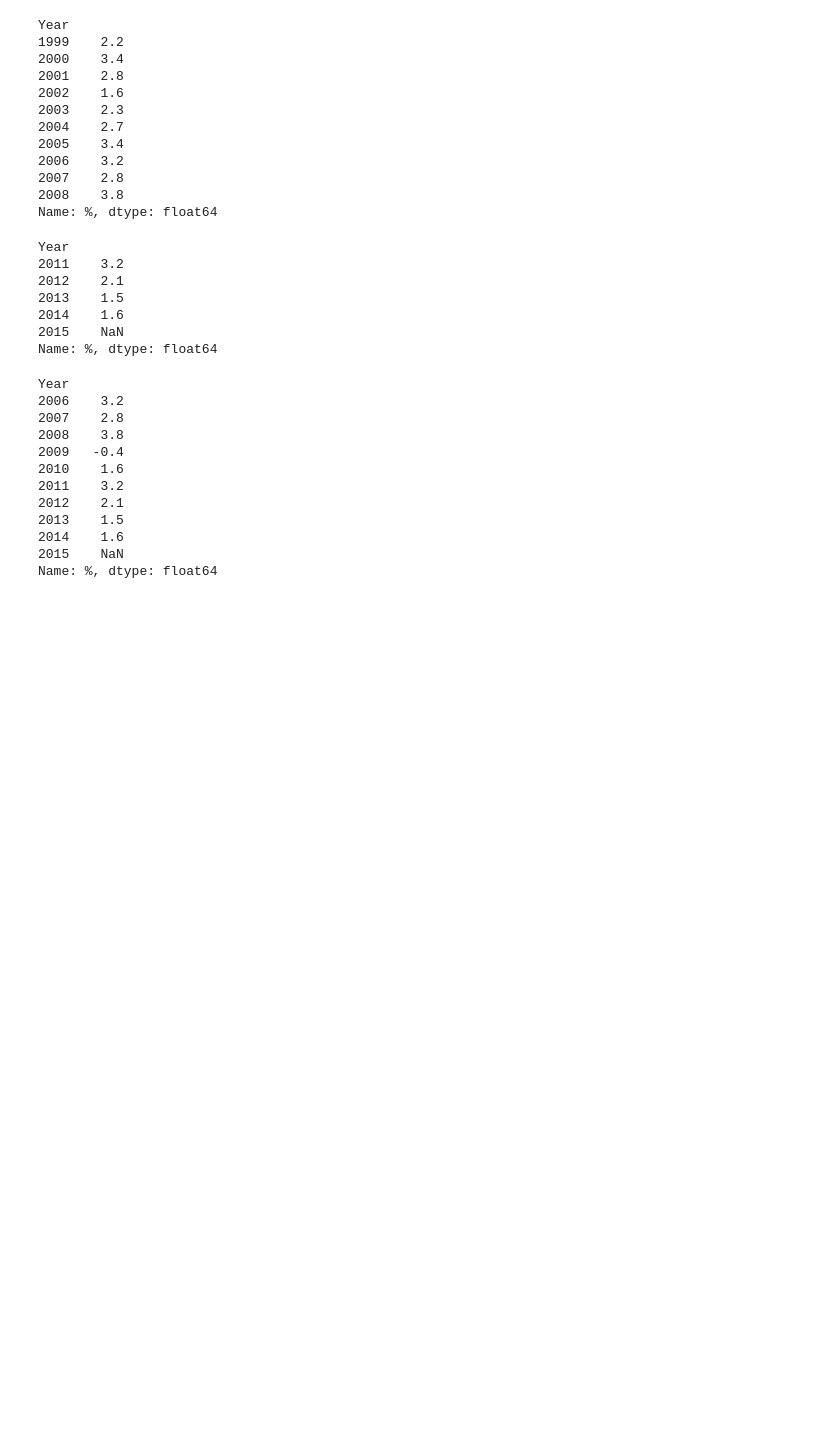
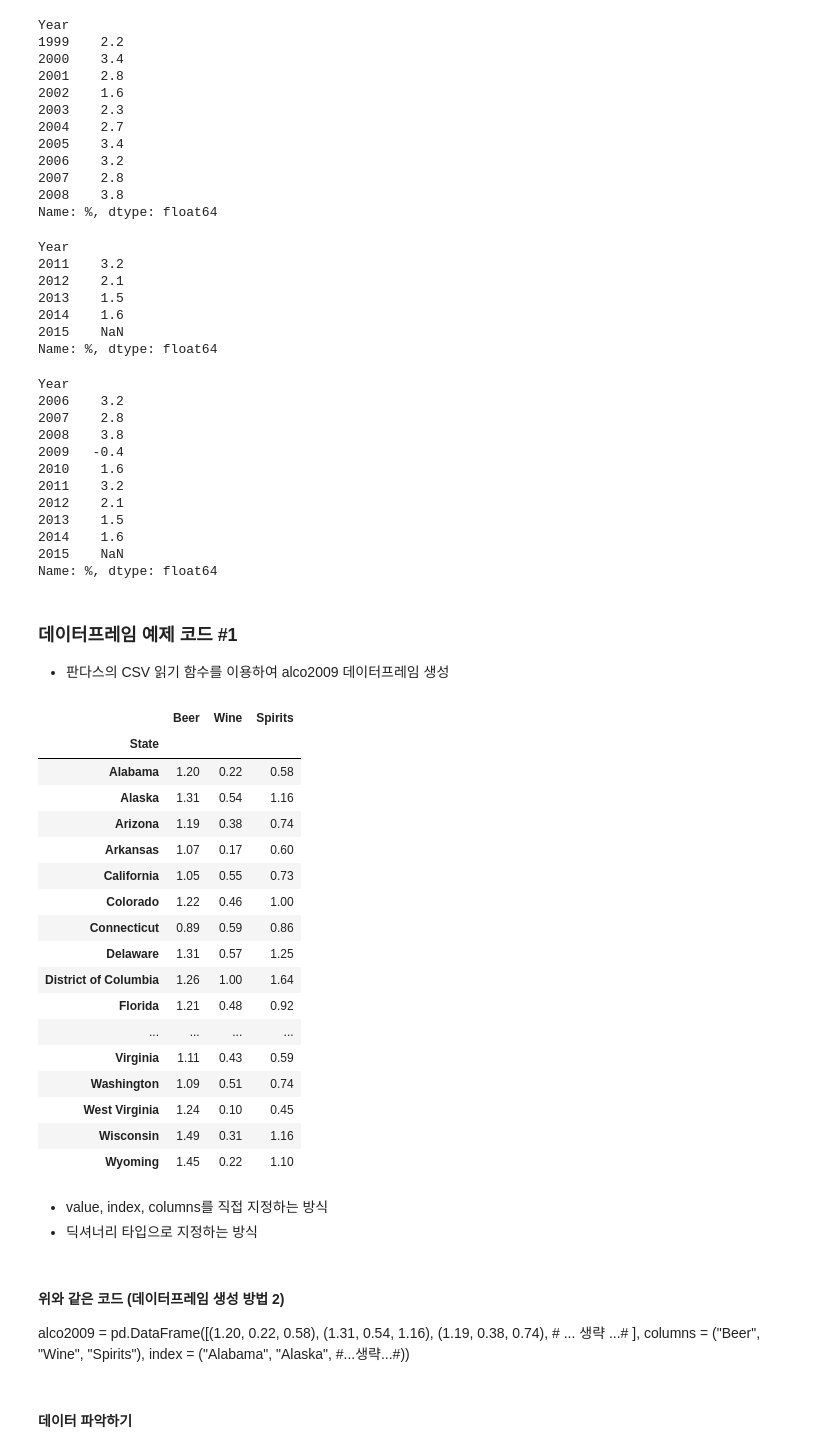
Before and after one commit to GeonKimdcu/python, a Jupyter notebook: dataMining/UNIT 31.ipynb, the cells around one changed output. Drawn from its saved outputs; the diff is of its cells as text; code cells hidden in the pictures; blank space fills up the shorter version.

Commit message:
Pandas

```diff
--- a/dataMining/UNIT 31.ipynb
+++ b/dataMining/UNIT 31.ipynb
@@ -224,3 +224,45 @@ Year
 2014    1.6
 2015    NaN
 Name: %, dtype: float64
+# %% [markdown]
+### 데이터프레임 예제 코드 #1
+- 판다스의 CSV 읽기 함수를 이용하여 alco2009 데이터프레임 생성
+# %%
+# 주(state)별, 카테고리(맥주, 와인, 스피릿)별, 연도별 1인당 알코올 소비 데이터
+
+import pandas as pd
+
+alco2009 = pd.read_csv("niaaa-report2009.csv", index_col = "State")
+alco2009
+# %% [output]
+|  | Beer | Wine | Spirits |
+| State |  |  |  |
+| Alabama | 1.20 | 0.22 | 0.58 |
+| Alaska | 1.31 | 0.54 | 1.16 |
+| Arizona | 1.19 | 0.38 | 0.74 |
+| Arkansas | 1.07 | 0.17 | 0.60 |
+| California | 1.05 | 0.55 | 0.73 |
+| Colorado | 1.22 | 0.46 | 1.00 |
+| Connecticut | 0.89 | 0.59 | 0.86 |
+| Delaware | 1.31 | 0.57 | 1.25 |
+| District of Columbia | 1.26 | 1.00 | 1.64 |
+| Florida | 1.21 | 0.48 | 0.92 |
+| ... | ... | ... | ... |
+| Virginia | 1.11 | 0.43 | 0.59 |
+| Washington | 1.09 | 0.51 | 0.74 |
+| West Virginia | 1.24 | 0.10 | 0.45 |
+| Wisconsin | 1.49 | 0.31 | 1.16 |
+| Wyoming | 1.45 | 0.22 | 1.10 |
+# %% [markdown]
+- value, index, columns를 직접 지정하는 방식
+- 딕셔너리 타입으로 지정하는 방식
+# %% [markdown]
+#### 위와 같은 코드 (데이터프레임 생성 방법 2)
+alco2009 = pd.DataFrame([(1.20, 0.22, 0.58),
+                        (1.31, 0.54, 1.16),
+                        (1.19, 0.38, 0.74),
+                        # ... 생략 ...# ],
+                       columns = ("Beer", "Wine", "Spirits"),
+                       index = ("Alabama", "Alaska", #...생략...#))
+# %% [markdown]
+#### 데이터 파악하기
```
Also changed, not shown: parts of 15 cells of this notebook, 1 other file.
